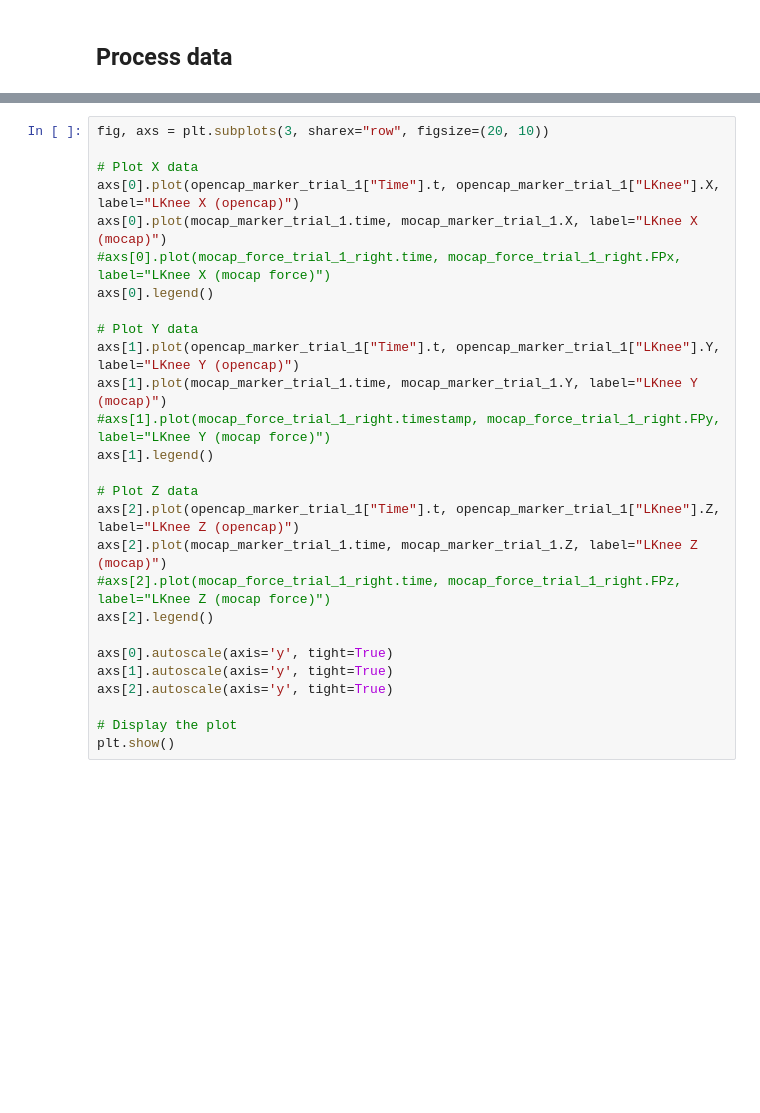
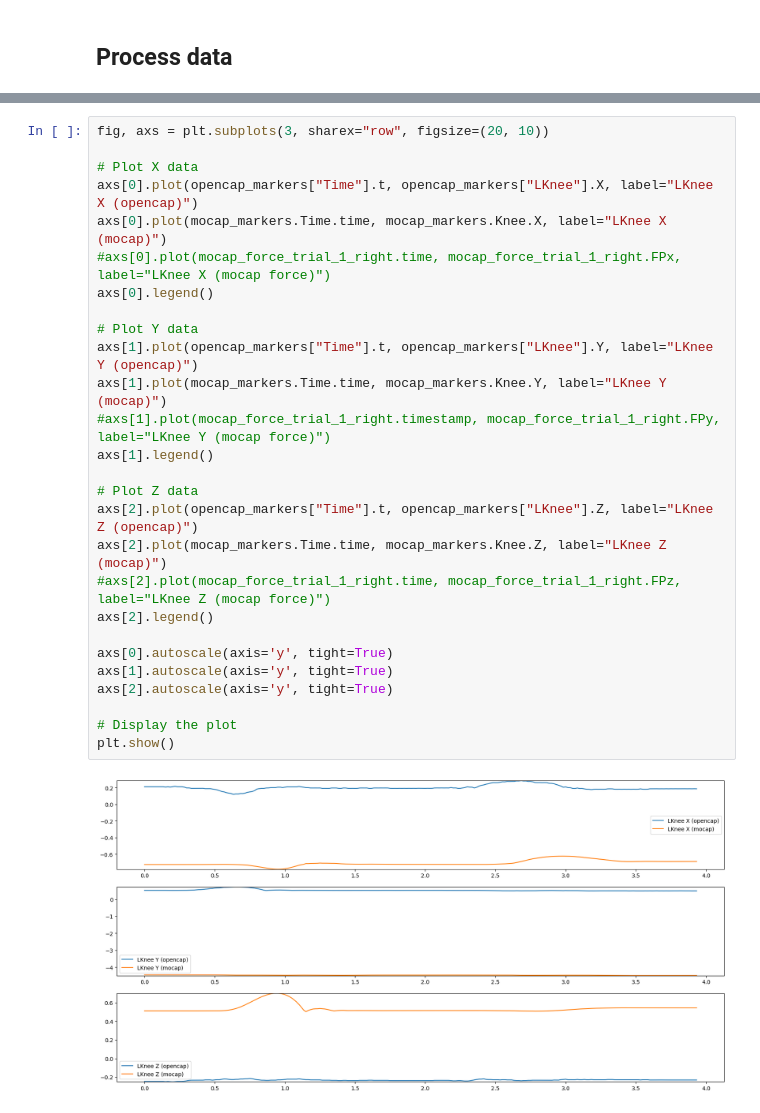
Before and after one commit to Harvard-Slade-Lab/assistive-arm, a Jupyter notebook: notebooks/sync_data.ipynb, the cells around one changed output, grey strips where cells are left out. Cells and saved outputs as stored; diff of their text form; blank space fills up the shorter version.

```diff
--- a/notebooks/sync_data.ipynb
+++ b/notebooks/sync_data.ipynb
@@ -118,27 +111,29 @@ plt.legend()
 # %%
 fig, axs = plt.subplots(3, sharex="row", figsize=(20, 10))
 
 # Plot X data
-axs[0].plot(opencap_marker_trial_1["Time"].t, opencap_marker_trial_1["LKnee"].X, label="LKnee X (opencap)")
-axs[0].plot(mocap_marker_trial_1.time, mocap_marker_trial_1.X, label="LKnee X (mocap)")
+axs[0].plot(opencap_markers["Time"].t, opencap_markers["LKnee"].X, label="LKnee X (opencap)")
+axs[0].plot(mocap_markers.Time.time, mocap_markers.Knee.X, label="LKnee X (mocap)")
 #axs[0].plot(mocap_force_trial_1_right.time, mocap_force_trial_1_right.FPx, label="LKnee X (mocap force)")
 axs[0].legend()
 
 # Plot Y data
-axs[1].plot(opencap_marker_trial_1["Time"].t, opencap_marker_trial_1["LKnee"].Y, label="LKnee Y (opencap)")
-axs[1].plot(mocap_marker_trial_1.time, mocap_marker_trial_1.Y, label="LKnee Y (mocap)")
+axs[1].plot(opencap_markers["Time"].t, opencap_markers["LKnee"].Y, label="LKnee Y (opencap)")
+axs[1].plot(mocap_markers.Time.time, mocap_markers.Knee.Y, label="LKnee Y (mocap)")
 #axs[1].plot(mocap_force_trial_1_right.timestamp, mocap_force_trial_1_right.FPy, label="LKnee Y (mocap force)")
 axs[1].legend()
 
 # Plot Z data
-axs[2].plot(opencap_marker_trial_1["Time"].t, opencap_marker_trial_1["LKnee"].Z, label="LKnee Z (opencap)")
-axs[2].plot(mocap_marker_trial_1.time, mocap_marker_trial_1.Z, label="LKnee Z (mocap)")
+axs[2].plot(opencap_markers["Time"].t, opencap_markers["LKnee"].Z, label="LKnee Z (opencap)")
+axs[2].plot(mocap_markers.Time.time, mocap_markers.Knee.Z, label="LKnee Z (mocap)")
 #axs[2].plot(mocap_force_trial_1_right.time, mocap_force_trial_1_right.FPz, label="LKnee Z (mocap force)")
 axs[2].legend()
 
 axs[0].autoscale(axis='y', tight=True)
 axs[1].autoscale(axis='y', tight=True)
 axs[2].autoscale(axis='y', tight=True)
 
 # Display the plot
 plt.show()
+# %% [output]
+[figure, added]
```
Also changed, not shown: parts of 13 cells of this notebook, 23 other files.
